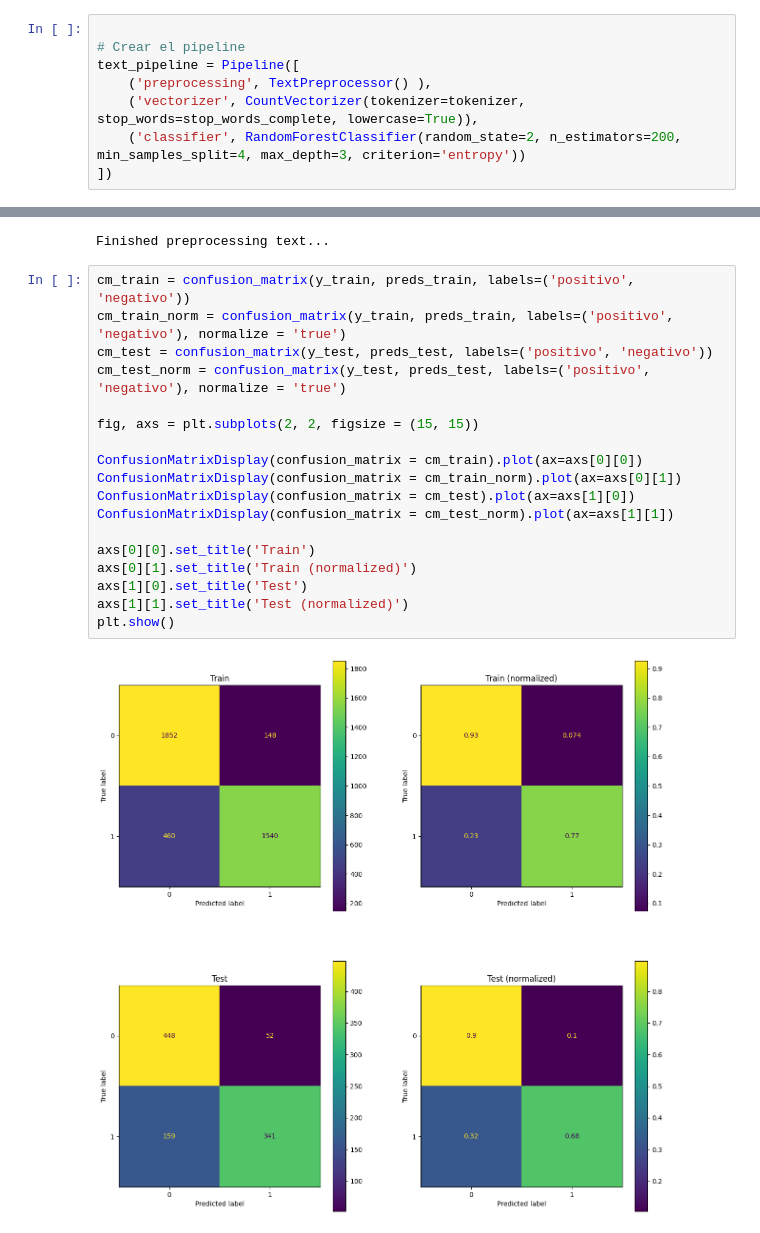
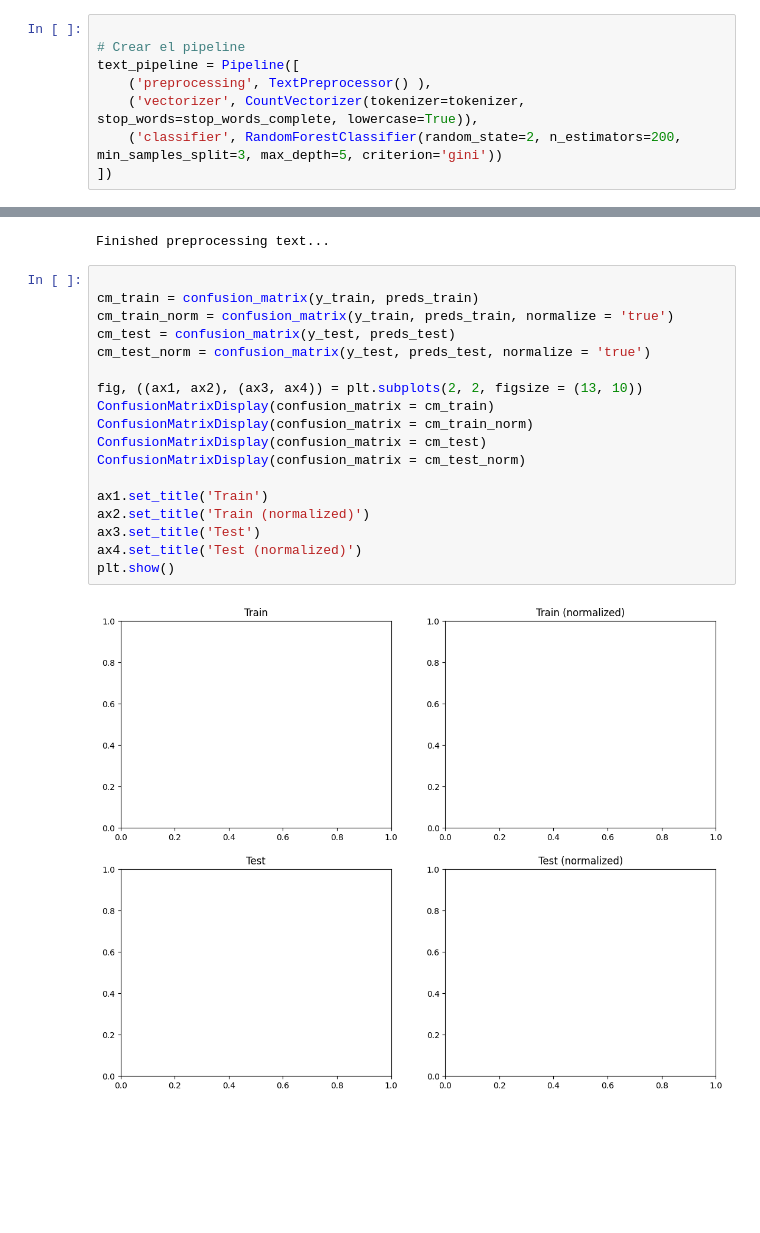
Before and after one commit to The-data-snoopers/app-analisis-sentimientos-pelicula, a Jupyter notebook: pipeline/pipeline_peliculas.ipynb, the cells around one changed output, grey strips where cells are left out. Saved outputs shown, nothing was run; the diff lists cells and outputs as text; blank space fills up the shorter version.

```diff
--- a/pipeline/pipeline_peliculas.ipynb
+++ b/pipeline/pipeline_peliculas.ipynb
@@ -41,7 +91,7 @@ stop_words_complete = list(stopwords.words('spanish')) + list(stopwords.words('e
 text_pipeline = Pipeline([
     ('preprocessing', TextPreprocessor() ),
     ('vectorizer', CountVectorizer(tokenizer=tokenizer, stop_words=stop_words_complete, lowercase=True)),
-    ('classifier', RandomForestClassifier(random_state=2, n_estimators=200, min_samples_split=4, max_depth=3, criterion='entropy'))
+    ('classifier', RandomForestClassifier(random_state=2, n_estimators=200, min_samples_split=3, max_depth=5, criterion='gini'))
 ])
 # %% [output]
 Reviews initialized
@@ -90,25 +139,25 @@ Preprocessing text...
 [nltk_data]   Package stopwords is already up-to-date!
 Finished preprocessing text...
 # %%
-cm_train = confusion_matrix(y_train, preds_train, labels=('positivo', 'negativo'))
-cm_train_norm = confusion_matrix(y_train, preds_train, labels=('positivo', 'negativo'), normalize = 'true')
-cm_test = confusion_matrix(y_test, preds_test, labels=('positivo', 'negativo'))
-cm_test_norm = confusion_matrix(y_test, preds_test, labels=('positivo', 'negativo'), normalize = 'true')
 
-fig, axs = plt.subplots(2, 2, figsize = (15, 15))
+cm_train = confusion_matrix(y_train, preds_train)
+cm_train_norm = confusion_matrix(y_train, preds_train, normalize = 'true')
+cm_test = confusion_matrix(y_test, preds_test)
+cm_test_norm = confusion_matrix(y_test, preds_test, normalize = 'true')
 
-ConfusionMatrixDisplay(confusion_matrix = cm_train).plot(ax=axs[0][0])
-ConfusionMatrixDisplay(confusion_matrix = cm_train_norm).plot(ax=axs[0][1])
-ConfusionMatrixDisplay(confusion_matrix = cm_test).plot(ax=axs[1][0])
-ConfusionMatrixDisplay(confusion_matrix = cm_test_norm).plot(ax=axs[1][1])
+fig, ((ax1, ax2), (ax3, ax4)) = plt.subplots(2, 2, figsize = (13, 10))
+ConfusionMatrixDisplay(confusion_matrix = cm_train)
+ConfusionMatrixDisplay(confusion_matrix = cm_train_norm)
+ConfusionMatrixDisplay(confusion_matrix = cm_test)
+ConfusionMatrixDisplay(confusion_matrix = cm_test_norm)
 
-axs[0][0].set_title('Train')
-axs[0][1].set_title('Train (normalized)')
-axs[1][0].set_title('Test')
-axs[1][1].set_title('Test (normalized)')
+ax1.set_title('Train')
+ax2.set_title('Train (normalized)')
+ax3.set_title('Test')
+ax4.set_title('Test (normalized)')
 plt.show()
 # %% [output]
-[figure, old version]
+[figure, new version]
 # %%
 pd.DataFrame([
     {
```
Also changed, not shown: parts of 4 cells of this notebook, 3 other files.
